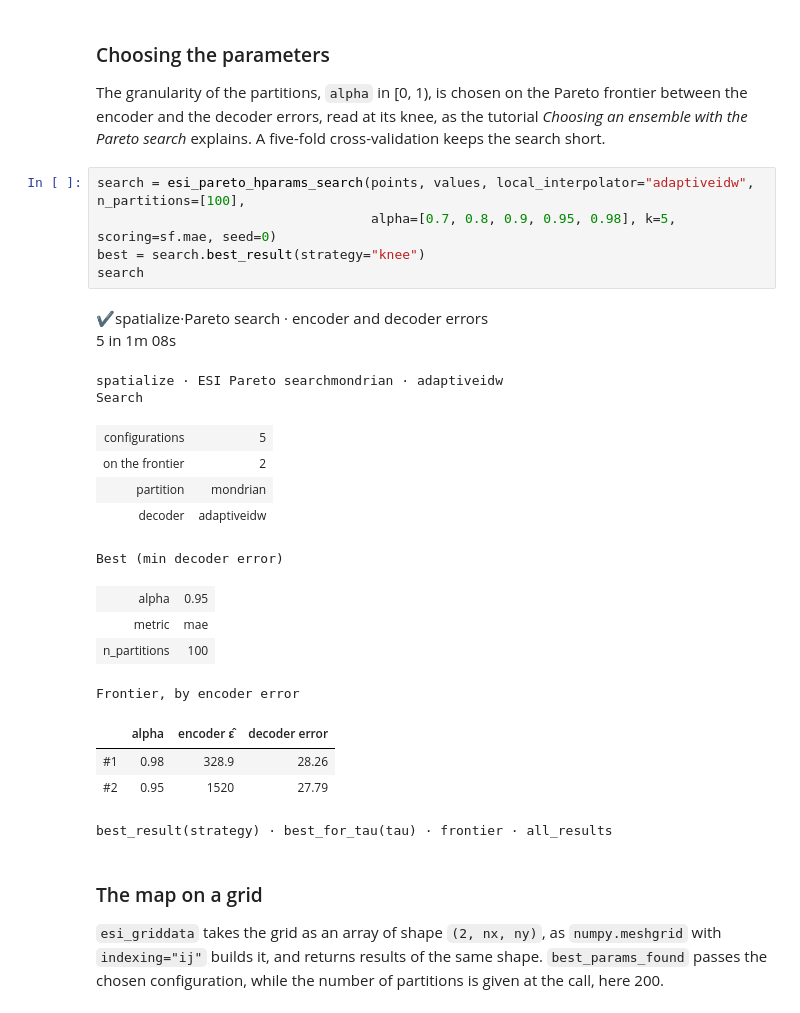
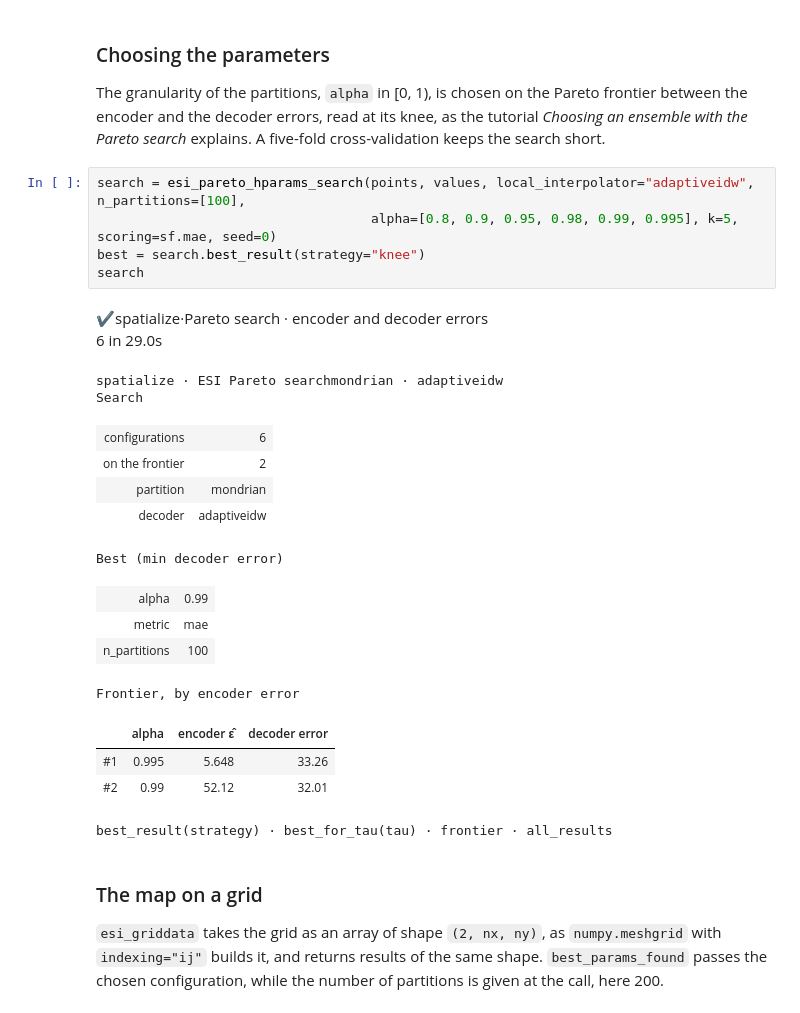
Before and after one commit to alges/spatialize-examples, a Jupyter notebook: examples/01_getting_started/01_first_ensemble_map.ipynb, the cells around one changed output. Saved outputs shown, nothing was run; the diff lists cells and outputs as text.

```diff
--- a/examples/01_getting_started/01_first_ensemble_map.ipynb
+++ b/examples/01_getting_started/01_first_ensemble_map.ipynb
@@ -97,26 +97,26 @@ encoder and the decoder errors, read at its knee, as the tutorial *Choosing an e
 Pareto search* explains. A five-fold cross-validation keeps the search short.
 # %%
 search = esi_pareto_hparams_search(points, values, local_interpolator="adaptiveidw", n_partitions=[100],
-                                   alpha=[0.7, 0.8, 0.9, 0.95, 0.98], k=5, scoring=sf.mae, seed=0)
+                                   alpha=[0.8, 0.9, 0.95, 0.98, 0.99, 0.995], k=5, scoring=sf.mae, seed=0)
 best = search.best_result(strategy="knee")
 search
 # %% [output]
 ✔spatialize·Pareto search · encoder and decoder errors
-5 in 1m 08s
+6 in 29.0s
 spatialize · ESI Pareto searchmondrian · adaptiveidw
 Search
-| configurations | 5 |
+| configurations | 6 |
 | on the frontier | 2 |
 | partition | mondrian |
 | decoder | adaptiveidw |
 Best (min decoder error)
-| alpha | 0.95 |
+| alpha | 0.99 |
 | metric | mae |
 | n_partitions | 100 |
 Frontier, by encoder error
 |  | alpha | encoder ε̂ | decoder error |
-| #1 | 0.98 | 328.9 | 28.26 |
-| #2 | 0.95 | 1520 | 27.79 |
+| #1 | 0.995 | 5.648 | 33.26 |
+| #2 | 0.99 | 52.12 | 32.01 |
 best_result(strategy) · best_for_tau(tau) · frontier · all_results
 # %% [markdown]
 ### The map on a grid
```
Also changed, not shown: parts of 7 cells of this notebook, 12 other files.
